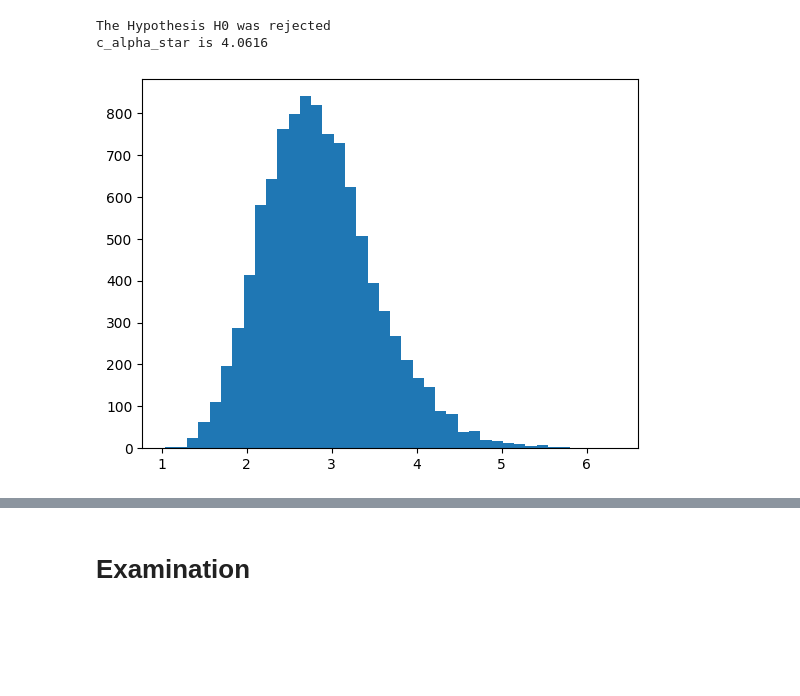
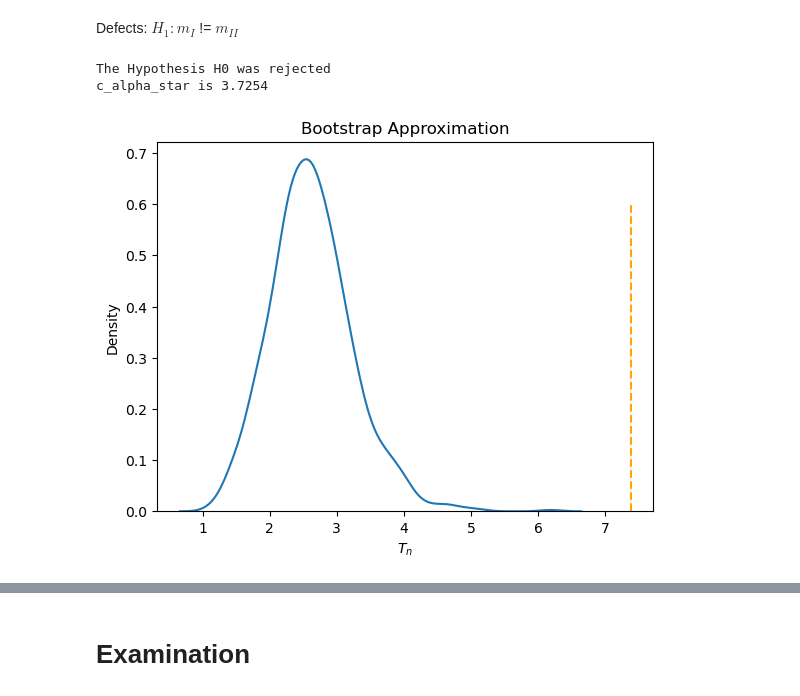
Before and after one commit to JonasEmrich/Wild-Bootstrap-Tests, a Jupyter notebook: wild_bootstrap.ipynb, the cells around one changed output, grey strips where cells are left out. Drawn from its saved outputs; the diff is of its cells as text; code cells hidden in the pictures; blank space fills up the shorter version.

Commit message:
adding structure and better plotting

```diff
--- a/wild_bootstrap.ipynb
+++ b/wild_bootstrap.ipynb
@@ -5,16 +69,24 @@ from utils import *
+# %% [markdown]
+Defects: $H_1: m_I$ != $m_{II}$
 # %%
+# Generate observational data
 N = 500
 x = np.arange(N)/N
 m1 = np.sin(np.pi*2*x)
 m2 = np.sin(np.pi*2*x) + np.exp((-800)*np.power(x-0.5, 2))
 sigma = 0.7 - 1.4*np.square(x-0.5)
+y1, y2 = generate_synthetic_data(m1, m2, sigma)
 
-y1, y2 = generate_synthetic_data(m1, m2, sigma)
-rejected_bool, c_alpha_star, Tn_star = wild_bootstrap(y1, y2, bartlett_priestley_kernel, h=0.02, g=0.03, residual_function=get_wild_residual, B=1000, alpha=0.05)
+# perform wild bootstrap
+rejected_bool, c_alpha_star, Tn_star_H1, Tn_H1 = wild_bootstrap(y1, y2, bartlett_priestley_kernel, h=0.02, g=0.03, residual_function=get_wild_residual, B=1000, alpha=0.05)
 
-plt.hist(Tn_star, bins=40, density=True)
+fig, ax = plt.subplots()
+ax = sns.kdeplot(Tn_star_H1, ax=ax, label="Bootstrap Distribution")
+ax.vlines(Tn_H1, ymin=0, ymax=.6, linestyles="dashed",colors="orange", label=r"$T_n$")
+ax.set_xlabel(r"$T_n$")
+ax.set_title("Bootstrap Approximation")
 plt.show()
 # %% [output]
 The Hypothesis H0 was rejected
-c_alpha_star is 4.0616
+c_alpha_star is 3.7254
-[figure, old version]
+[figure, new version]
```
Also changed, not shown: parts of 9 cells of this notebook, 2 other files.
